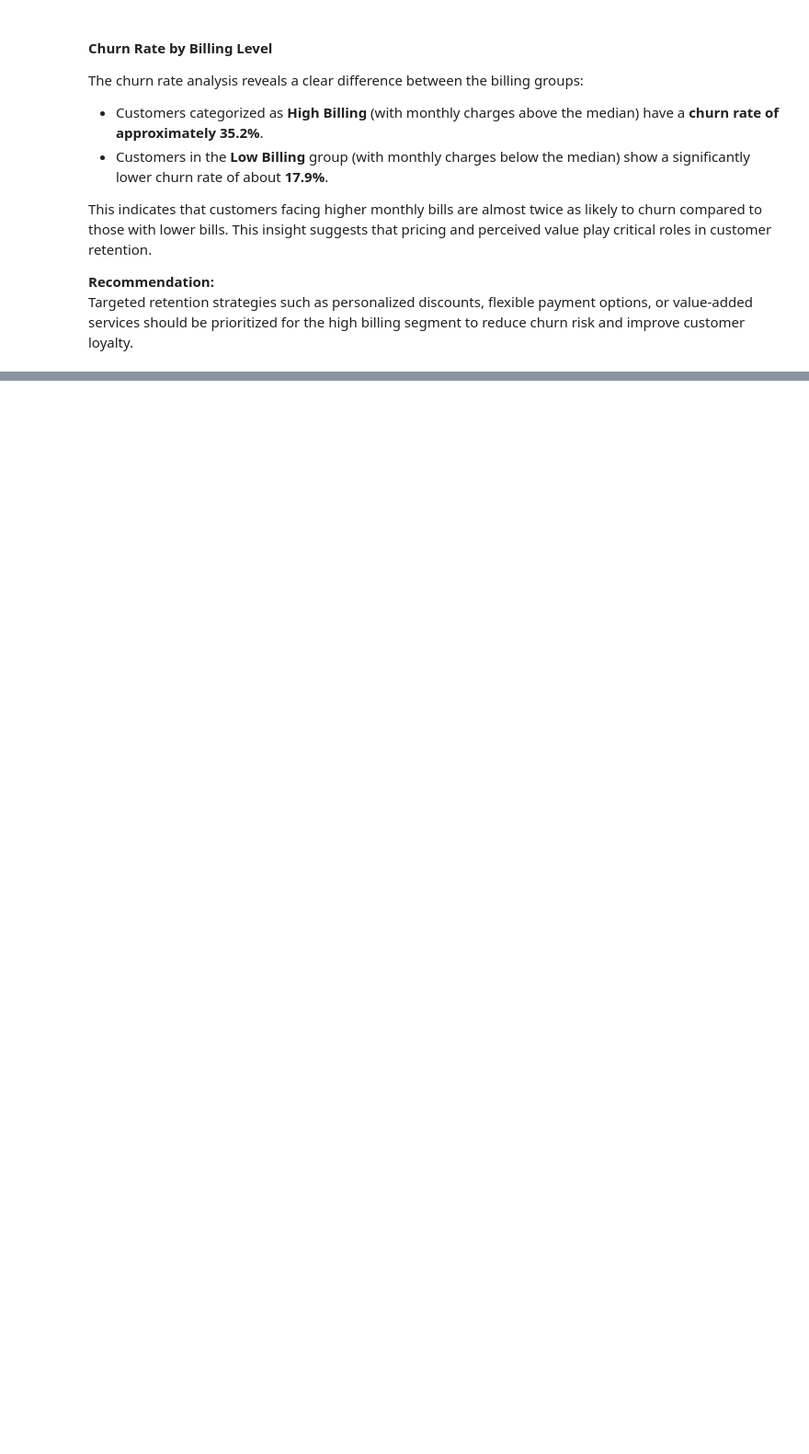
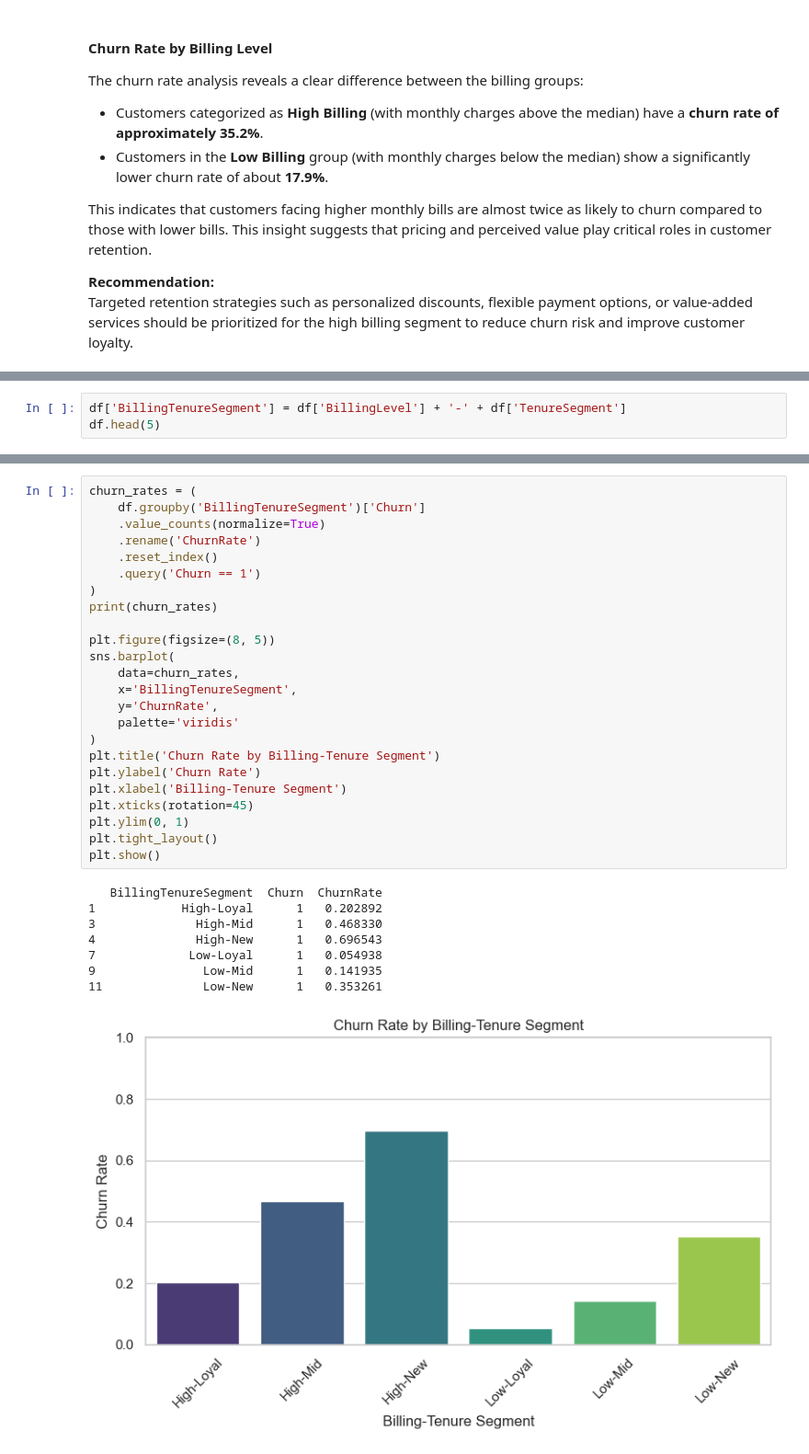
Before and after one commit to yugan243/Telco-Customer-Churn, a Jupyter notebook: Notebooks/2_class_imbalance_analysis.ipynb, the cells around one changed output, grey strips where cells are left out. Shown: that part at 92% size. Cells and saved outputs as stored; diff of their text form; blank space fills up the shorter version.

```diff
--- a/Notebooks/2_class_imbalance_analysis.ipynb
+++ b/Notebooks/2_class_imbalance_analysis.ipynb
@@ -398,0 +399,3 @@ Targeted retention strategies such as personalized discounts, flexible payment o
+# %%
+df['BillingTenureSegment'] = df['BillingLevel'] + '-' + df['TenureSegment']
+df.head(5)
@@ -398,0 +410,33 @@ Targeted retention strategies such as personalized discounts, flexible payment o
+# %%
+churn_rates = (
+    df.groupby('BillingTenureSegment')['Churn']
+    .value_counts(normalize=True)
+    .rename('ChurnRate')
+    .reset_index()
+    .query('Churn == 1')
+)
+print(churn_rates)
+
+plt.figure(figsize=(8, 5))
+sns.barplot(
+    data=churn_rates,
+    x='BillingTenureSegment',
+    y='ChurnRate',
+    palette='viridis'
+)
+plt.title('Churn Rate by Billing-Tenure Segment')
+plt.ylabel('Churn Rate')
+plt.xlabel('Billing-Tenure Segment')
+plt.xticks(rotation=45)
+plt.ylim(0, 1)
+plt.tight_layout()
+plt.show()
+# %% [output]
+   BillingTenureSegment  Churn  ChurnRate
+1            High-Loyal      1   0.202892
+3              High-Mid      1   0.468330
+4              High-New      1   0.696543
+7             Low-Loyal      1   0.054938
+9               Low-Mid      1   0.141935
+11              Low-New      1   0.353261
+[figure, added]
```
Also changed, not shown: parts of 22 cells of this notebook, 2 other files.
